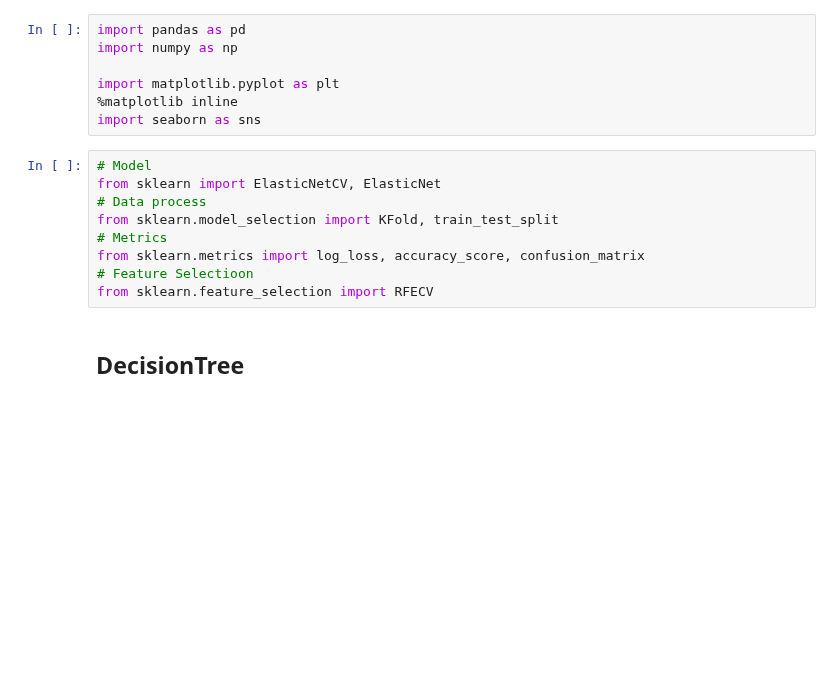
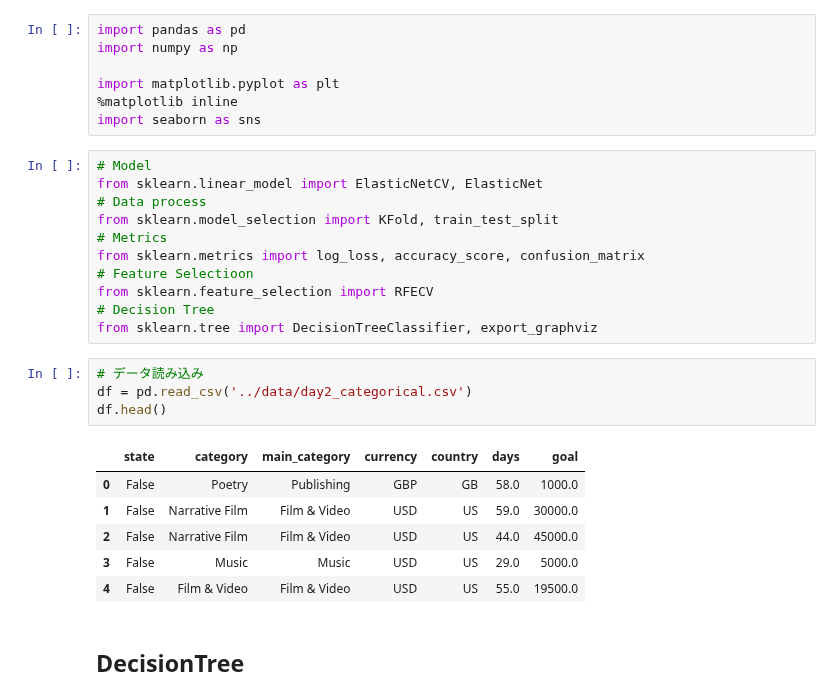
Before and after one commit to dychi/skillup-ai, a Jupyter notebook: kickstarter/Day3/RandomForest.ipynb, the cells around one changed output. Saved outputs shown, nothing was run; the diff lists cells and outputs as text; blank space fills up the shorter version.

```diff
--- a/kickstarter/Day3/RandomForest.ipynb
+++ b/kickstarter/Day3/RandomForest.ipynb
@@ -7,12 +7,25 @@ import matplotlib.pyplot as plt
 import seaborn as sns
 # %%
 # Model
-from sklearn import ElasticNetCV, ElasticNet
+from sklearn.linear_model import ElasticNetCV, ElasticNet
 # Data process
 from sklearn.model_selection import KFold, train_test_split
 # Metrics
 from sklearn.metrics import log_loss, accuracy_score, confusion_matrix
 # Feature Selectioon
 from sklearn.feature_selection import RFECV
+# Decision Tree
+from sklearn.tree import DecisionTreeClassifier, export_graphviz
+# %%
+# データ読み込み
+df = pd.read_csv('../data/day2_categorical.csv')
+df.head()
+# %% [output]
+|  | state | category | main_category | currency | country | days | goal |
+| 0 | False | Poetry | Publishing | GBP | GB | 58.0 | 1000.0 |
+| 1 | False | Narrative Film | Film & Video | USD | US | 59.0 | 30000.0 |
+| 2 | False | Narrative Film | Film & Video | USD | US | 44.0 | 45000.0 |
+| 3 | False | Music | Music | USD | US | 29.0 | 5000.0 |
+| 4 | False | Film & Video | Film & Video | USD | US | 55.0 | 19500.0 |
 # %% [markdown]
 ## DecisionTree
```
Also changed, not shown: parts of 24 cells of this notebook, 1 other file.
